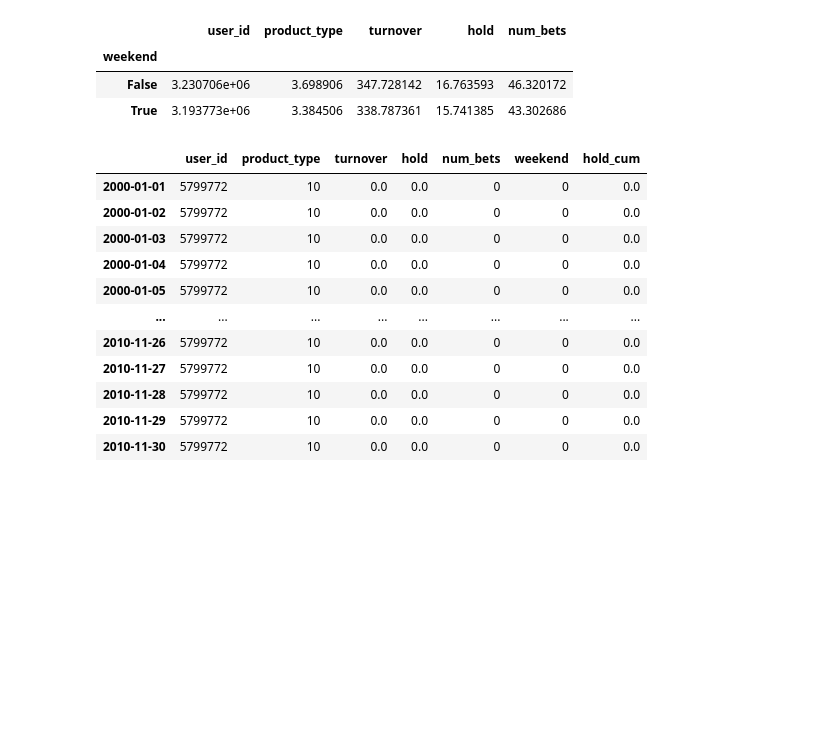
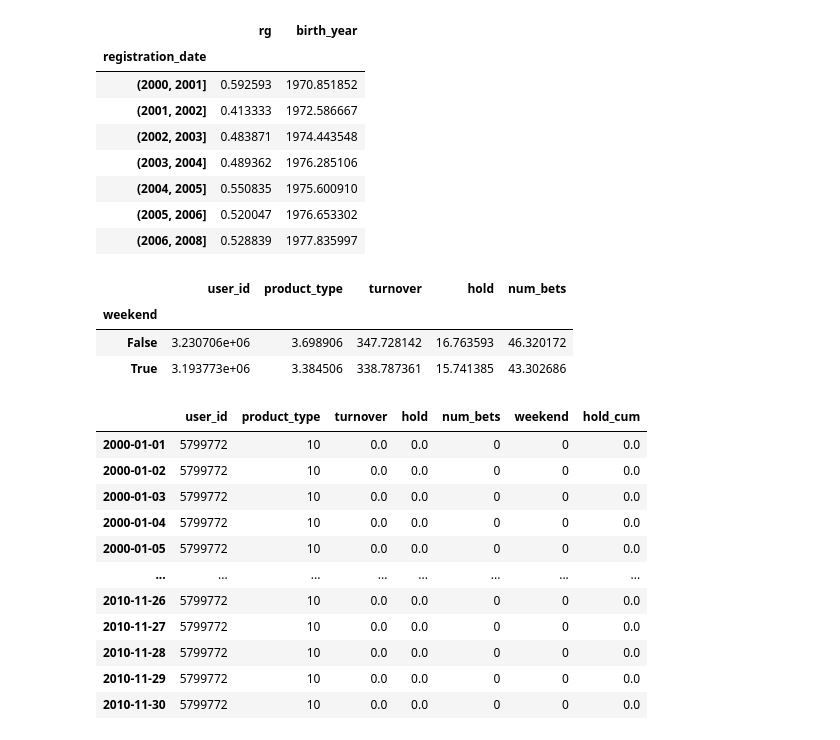
Before and after one commit to alro5921/problem-gambling-study, a Jupyter notebook: notebooks/EDAish.ipynb, the cells around one changed output. Cells and saved outputs as stored; diff of their text form; code cells hidden in the pictures; blank space fills up the shorter version.

```diff
--- a/notebooks/EDAish.ipynb
+++ b/notebooks/EDAish.ipynb
@@ -24,3 +36,18 @@ rg_info = pipeline.clean_rg_info(rg_intervention_df)
+# %%
+bins = [2000,2001,2002,2003,2004,2005,2006,2008]
+groups = demo_df.groupby(pd.cut(demo_df.registration_date.dt.year, bins))
+groups.count()
+groups.mean()
+# %% [output]
+|  | rg | birth_year |
+| registration_date |  |  |
+| (2000, 2001] | 0.592593 | 1970.851852 |
+| (2001, 2002] | 0.413333 | 1972.586667 |
+| (2002, 2003] | 0.483871 | 1974.443548 |
+| (2003, 2004] | 0.489362 | 1976.285106 |
+| (2004, 2005] | 0.550835 | 1975.600910 |
+| (2005, 2006] | 0.520047 | 1976.653302 |
+| (2006, 2008] | 0.528839 | 1977.835997 |
 # %%
 gam_df.head()
 gam_df['weekend'] = gam_df['date'].dt.dayofweek >= 4
```
Also changed, not shown: parts of 13 cells of this notebook, 3 other files.
